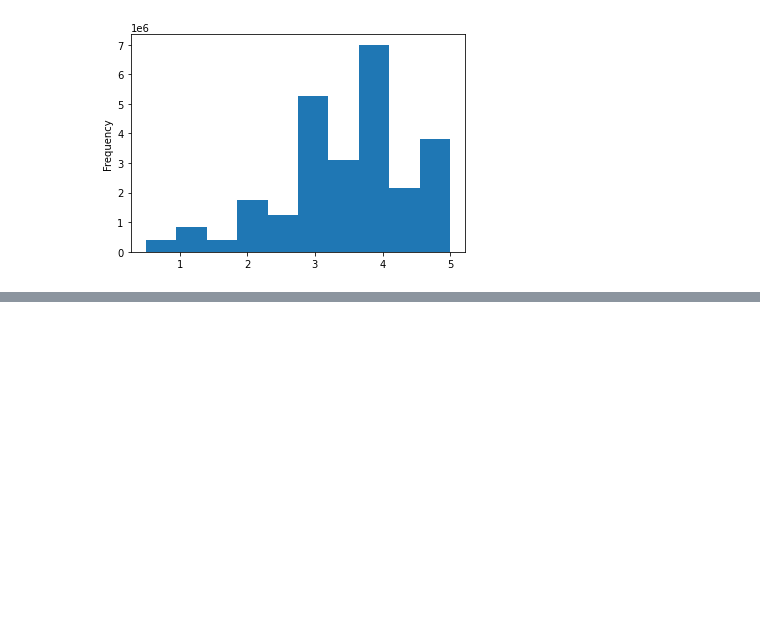
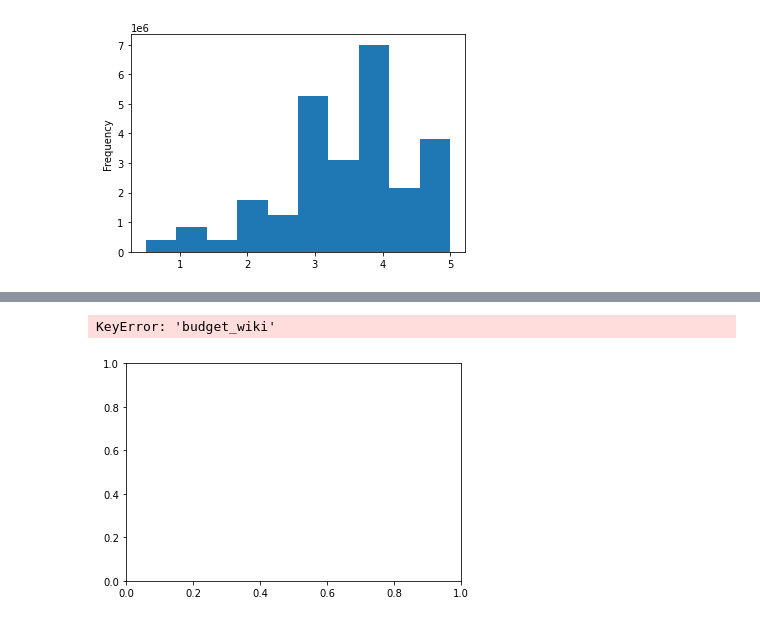
Before and after one commit to Christellejg/Movies-ETL, a Jupyter notebook: Movielens Extract.ipynb, the cells around one changed output, grey strips where cells are left out. Saved outputs shown, nothing was run; the diff lists cells and outputs as text; code cells hidden in the pictures; blank space fills up the shorter version.

```diff
--- a/Movielens Extract.ipynb
+++ b/Movielens Extract.ipynb
@@ -756,0 +813,5 @@ Name: rating, dtype: float64
+# %%
+movies_df.fillna(0).plot(x='budget_wiki',y='budget_kaggle', kind='scatter')
+# %% [output]
+KeyError: 'budget_wiki'
+[figure, added]
```
Also changed, not shown: parts of 26 cells of this notebook.
